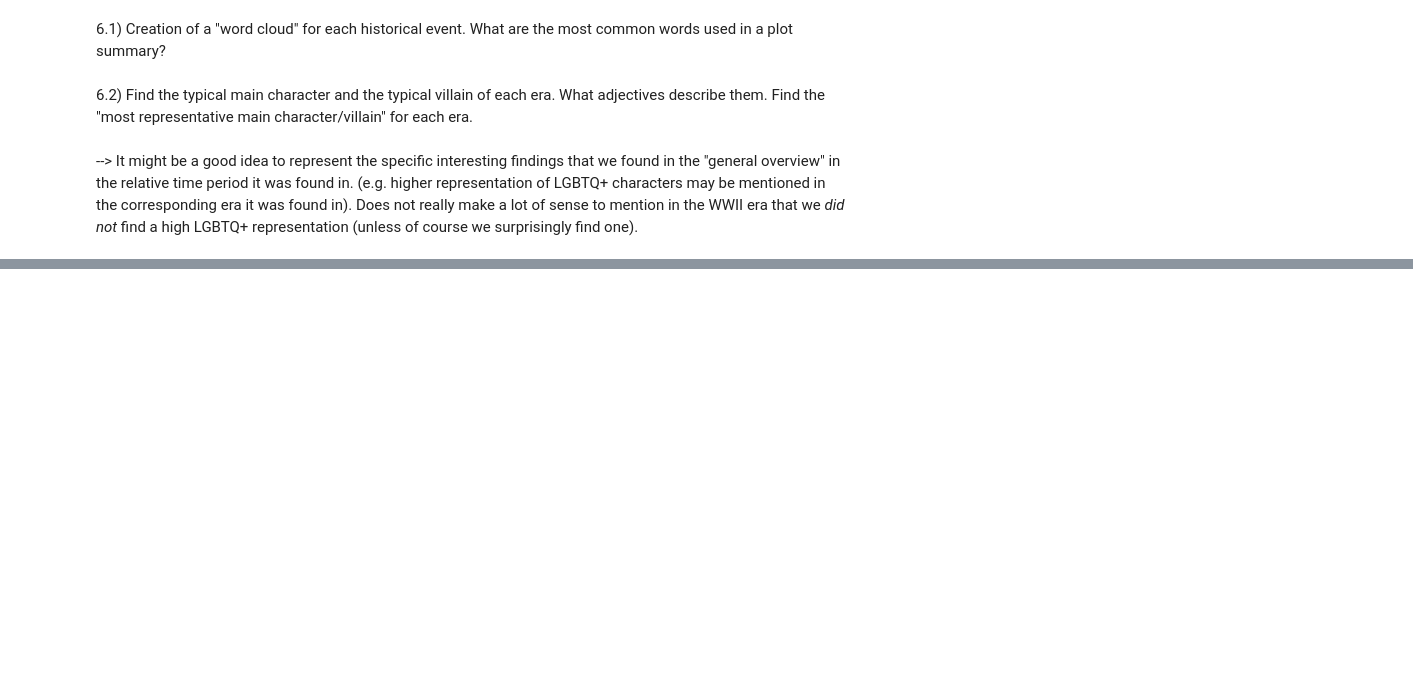
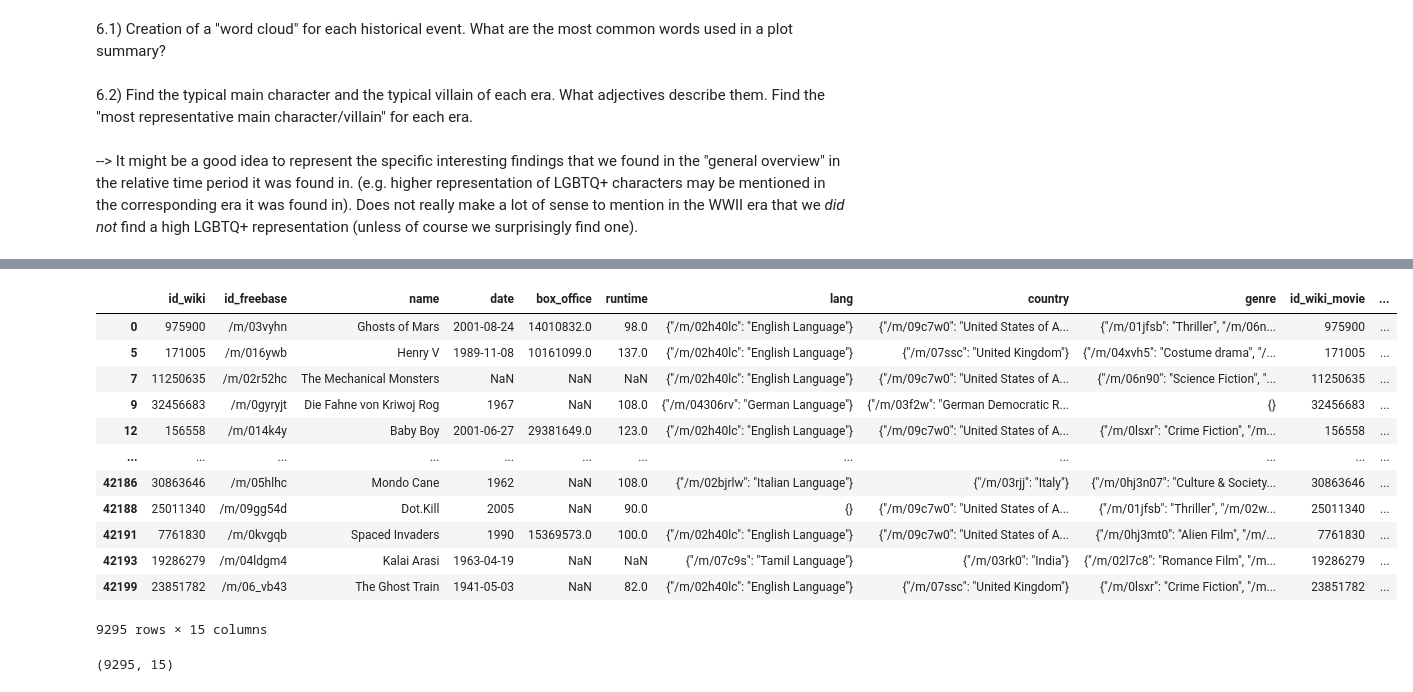
Before and after one commit to epfl-ada/ada-2023-project-onsecalme123, a Jupyter notebook: milestone2.ipynb, the cells around one changed output, grey strips where cells are left out. Cells and saved outputs as stored; diff of their text form; code cells hidden in the pictures; blank space fills up the shorter version.

```diff
--- a/milestone2.ipynb
+++ b/milestone2.ipynb
@@ -1134,0 +1282,23 @@ Comment: Only the first 20 elemenents of genres were printed here due to clarity
+# %%
+filtered_df = merged_df[(merged_df['WW1'] == True) | (merged_df['WW2'] == True) | (merged_df['LGBT'] == True) | (merged_df['TECHNOLOGIES'] == True)]
+
+
+# Check
+
+display(filtered_df)
+print(filtered_df.shape)
+# %% [output]
+|  | id_wiki | id_freebase | name | date | box_office | runtime | lang | country | genre | id_wiki_movie | ... |
+| 0 | 975900 | /m/03vyhn | Ghosts of Mars | 2001-08-24 | 14010832.0 | 98.0 | {"/m/02h40lc": "English Language"} | {"/m/09c7w0": "United States of A... | {"/m/01jfsb": "Thriller", "/m/06n... | 975900 | ... |
+| 5 | 171005 | /m/016ywb | Henry V | 1989-11-08 | 10161099.0 | 137.0 | {"/m/02h40lc": "English Language"} | {"/m/07ssc": "United Kingdom"} | {"/m/04xvh5": "Costume drama", "/... | 171005 | ... |
+| 7 | 11250635 | /m/02r52hc | The Mechanical Monsters | NaN | NaN | NaN | {"/m/02h40lc": "English Language"} | {"/m/09c7w0": "United States of A... | {"/m/06n90": "Science Fiction", "... | 11250635 | ... |
+| 9 | 32456683 | /m/0gyryjt | Die Fahne von Kriwoj Rog | 1967 | NaN | 108.0 | {"/m/04306rv": "German Language"} | {"/m/03f2w": "German Democratic R... | {} | 32456683 | ... |
+| 12 | 156558 | /m/014k4y | Baby Boy | 2001-06-27 | 29381649.0 | 123.0 | {"/m/02h40lc": "English Language"} | {"/m/09c7w0": "United States of A... | {"/m/0lsxr": "Crime Fiction", "/m... | 156558 | ... |
+| ... | ... | ... | ... | ... | ... | ... | ... | ... | ... | ... | ... |
+| 42186 | 30863646 | /m/05hlhc | Mondo Cane | 1962 | NaN | 108.0 | {"/m/02bjrlw": "Italian Language"} | {"/m/03rjj": "Italy"} | {"/m/0hj3n07": "Culture & Society... | 30863646 | ... |
+| 42188 | 25011340 | /m/09gg54d | Dot.Kill | 2005 | NaN | 90.0 | {} | {"/m/09c7w0": "United States of A... | {"/m/01jfsb": "Thriller", "/m/02w... | 25011340 | ... |
+| 42191 | 7761830 | /m/0kvgqb | Spaced Invaders | 1990 | 15369573.0 | 100.0 | {"/m/02h40lc": "English Language"} | {"/m/09c7w0": "United States of A... | {"/m/0hj3mt0": "Alien Film", "/m/... | 7761830 | ... |
+| 42193 | 19286279 | /m/04ldgm4 | Kalai Arasi | 1963-04-19 | NaN | NaN | {"/m/07c9s": "Tamil Language"} | {"/m/03rk0": "India"} | {"/m/02l7c8": "Romance Film", "/m... | 19286279 | ... |
+| 42199 | 23851782 | /m/06_vb43 | The Ghost Train | 1941-05-03 | NaN | 82.0 | {"/m/02h40lc": "English Language"} | {"/m/07ssc": "United Kingdom"} | {"/m/0lsxr": "Crime Fiction", "/m... | 23851782 | ... |
+9295 rows × 15 columns
+(9295, 15)
```
Also changed, not shown: parts of 21 cells of this notebook.
